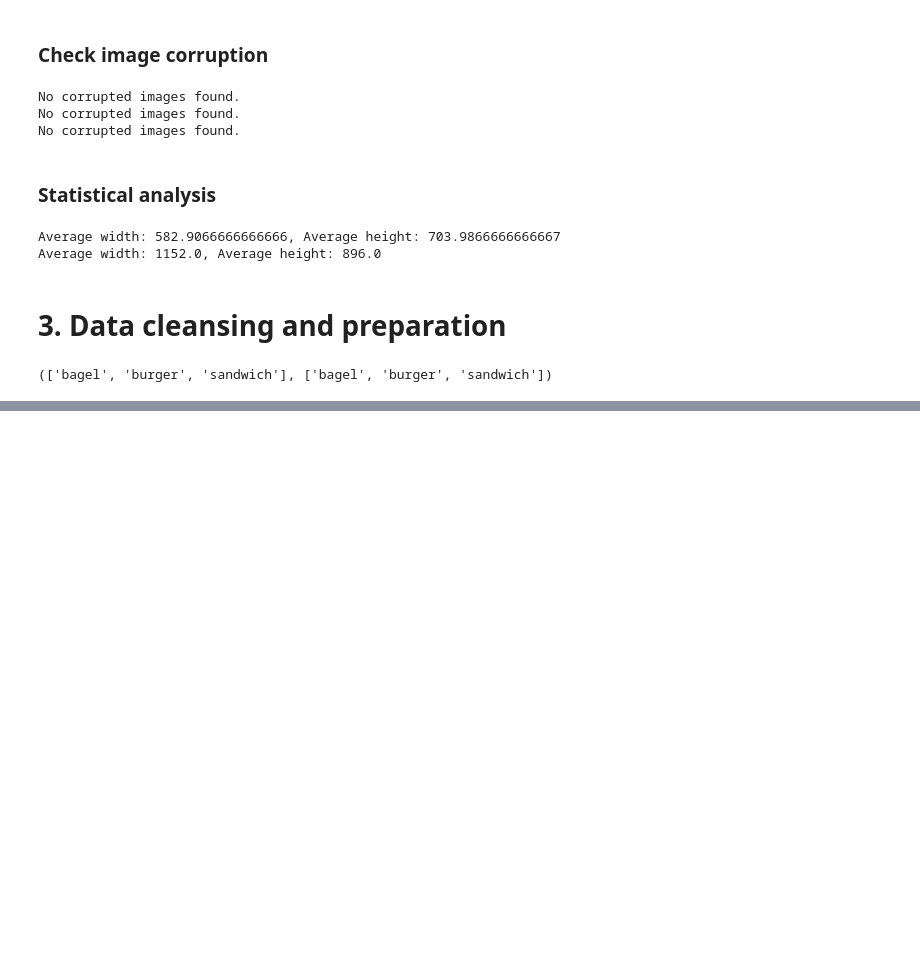
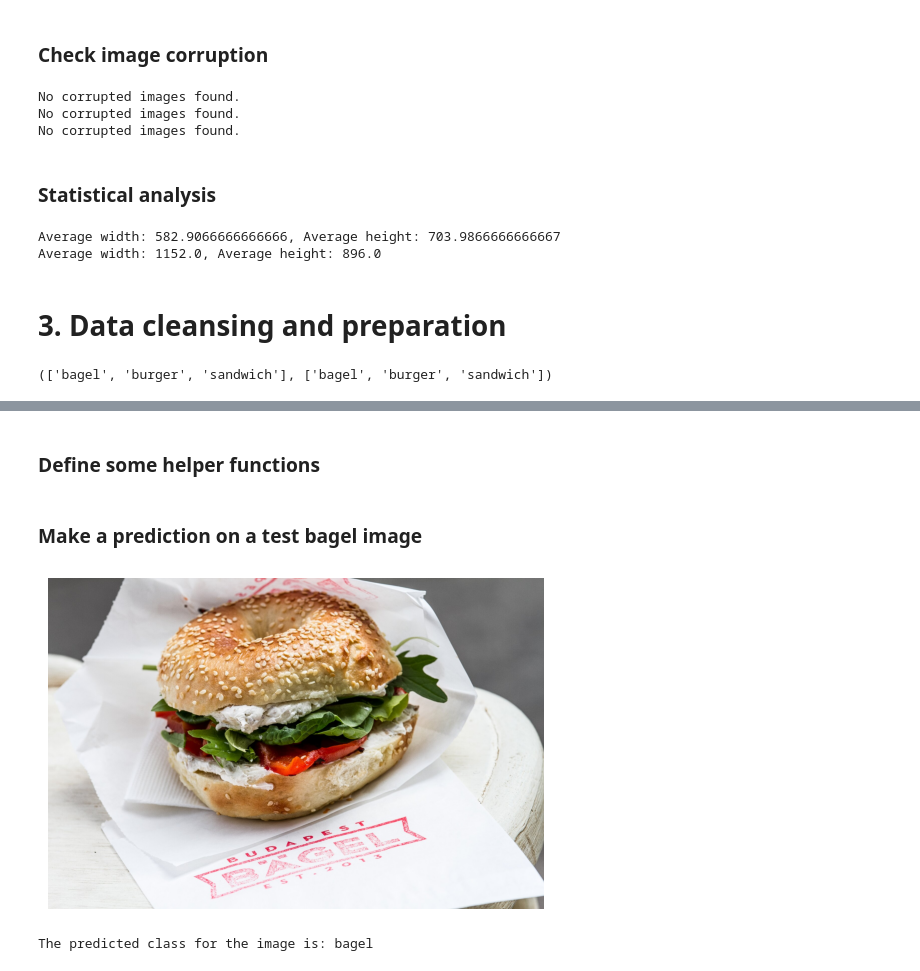
Before and after one commit to ironhamma/BMEVITMMA19_homework, a Jupyter notebook: homework.ipynb, the cells around one changed output, grey strips where cells are left out. Drawn from its saved outputs; the diff is of its cells as text; code cells hidden in the pictures; blank space fills up the shorter version.

Commit message:
Add baseline model and incremental model development

```diff
--- a/homework.ipynb
+++ b/homework.ipynb
@@ -150,6 +156,7 @@ class BurgerBagelSandwichDataModule(pl.LightningDataModule):
             transforms.RandomResizedCrop(size=self.resolution, scale=(0.25, 1.0), antialias=True),
             transforms.RandomHorizontalFlip(),
             transforms.ColorJitter(brightness=0.2, contrast=0.2, saturation=0.2, hue=0.2),
+            transforms.RandomAffine(degrees=15, translate=(0.1, 0.1), scale=(0.9, 1.1), shear=10),
             transforms.RandomRotation(degrees=15),
             transforms.ToTensor(),
             transforms.Normalize(mean=[0.485, 0.456, 0.406], std=[0.229, 0.224, 0.225]),
@@ -216,0 +491,3 @@ train_loader.dataset.classes, val_loader.dataset.classes
+# %%
+trainer.fit(ensemble, data_module)
+wandb.finish()
@@ -216,0 +514,5 @@ train_loader.dataset.classes, val_loader.dataset.classes
+# %%
+best_model_path = checkpoint_callback.best_model_path
+myModel = EnsembleModel(models=[baseline_model, complex_model, transfer_model])
+
+best_model = EnsembleModel.load_from_checkpoint(best_model_path, models=[baseline_model, complex_model, transfer_model])
@@ -216,0 +521,43 @@ train_loader.dataset.classes, val_loader.dataset.classes
+# %% [markdown]
+### Define some helper functions
+# %%
+def preprocess_image(image_path, resolution=224):
+    preprocess = transforms.Compose([
+        transforms.Resize(resolution),
+        transforms.CenterCrop(resolution),
+        transforms.ToTensor(),
+        transforms.Normalize(mean=[0.485, 0.456, 0.406], std=[0.229, 0.224, 0.225]),
+    ])
+
+    img = Image.open(image_path).convert("RGB")
+    img_tensor = preprocess(img)
+    img_tensor = img_tensor.unsqueeze(0)
+
+    return img_tensor
+
+def predict_image(model, image_path):
+    model.eval()
+
+    img = Image.open(image_path)
+    plt.imshow(img)
+    plt.axis('off')
+    plt.show()
+
+    img_tensor = preprocess_image(image_path)
+
+    with torch.no_grad():
+        output = model(img_tensor)
+
+    predicted_class_index = torch.argmax(output, dim=1).item()
+    class_names = data_module.train_dataset.classes
+    predicted_class_name = class_names[predicted_class_index]
+
+    print(f'The predicted class for the image is: {predicted_class_name}')
+# %% [markdown]
+### Make a prediction on a test bagel image
+# %%
+image_path = './images/test/bagel/test_2.jpg'
+predict_image(best_model, image_path)
+# %% [output]
+[figure, added]
+The predicted class for the image is: bagel
```
Also changed, not shown: parts of 32 cells of this notebook, 1 other file.
